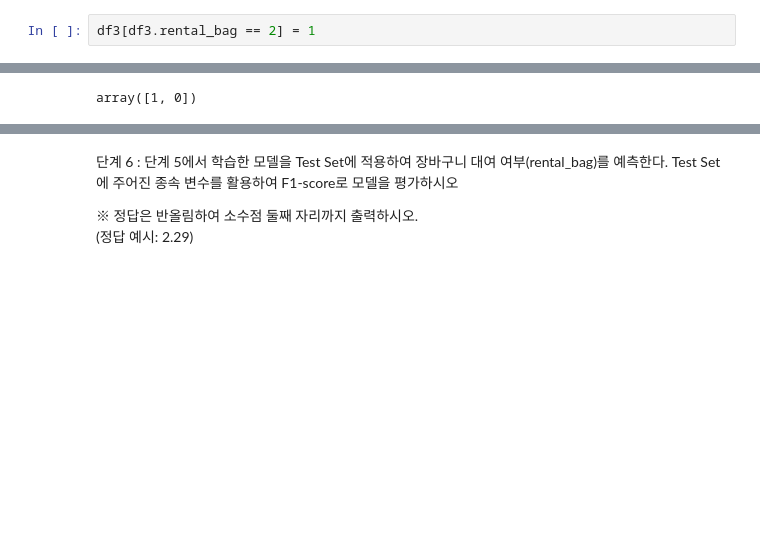
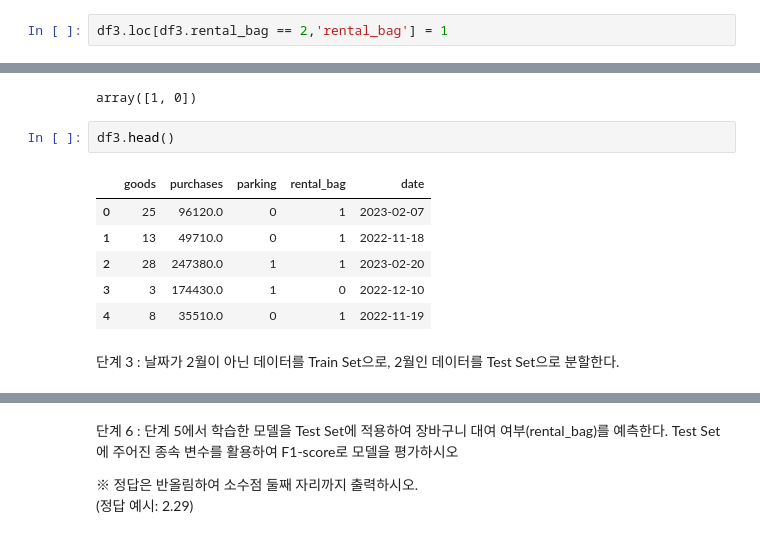
Before and after one commit to smjune/ipynb, a Jupyter notebook: tjd229/2.ipynb, the cells around one changed output, grey strips where cells are left out. Saved outputs shown, nothing was run; the diff lists cells and outputs as text; blank space fills up the shorter version.

```diff
--- a/tjd229/2.ipynb
+++ b/tjd229/2.ipynb
@@ -328,8 +327,19 @@ df3.rental_bag.unique()
 # %% [output]
 array([2, 0, 1])
 # %%
-df3[df3.rental_bag == 2] = 1
+df3.loc[df3.rental_bag == 2,'rental_bag'] = 1
 # %%
 df3.rental_bag.unique()
 # %% [output]
 array([1, 0])
+# %%
+df3.head()
+# %% [output]
+|  | goods | purchases | parking | rental_bag | date |
+| 0 | 25 | 96120.0 | 0 | 1 | 2023-02-07 |
+| 1 | 13 | 49710.0 | 0 | 1 | 2022-11-18 |
+| 2 | 28 | 247380.0 | 1 | 1 | 2023-02-20 |
+| 3 | 3 | 174430.0 | 1 | 0 | 2022-12-10 |
+| 4 | 8 | 35510.0 | 0 | 1 | 2022-11-19 |
+# %% [markdown]
+단계 3 : 날짜가 2월이 아닌 데이터를 Train Set으로, 2월인 데이터를 Test Set으로 분할한다.
```
Also changed, not shown: parts of 12 cells of this notebook, 1 other file.
